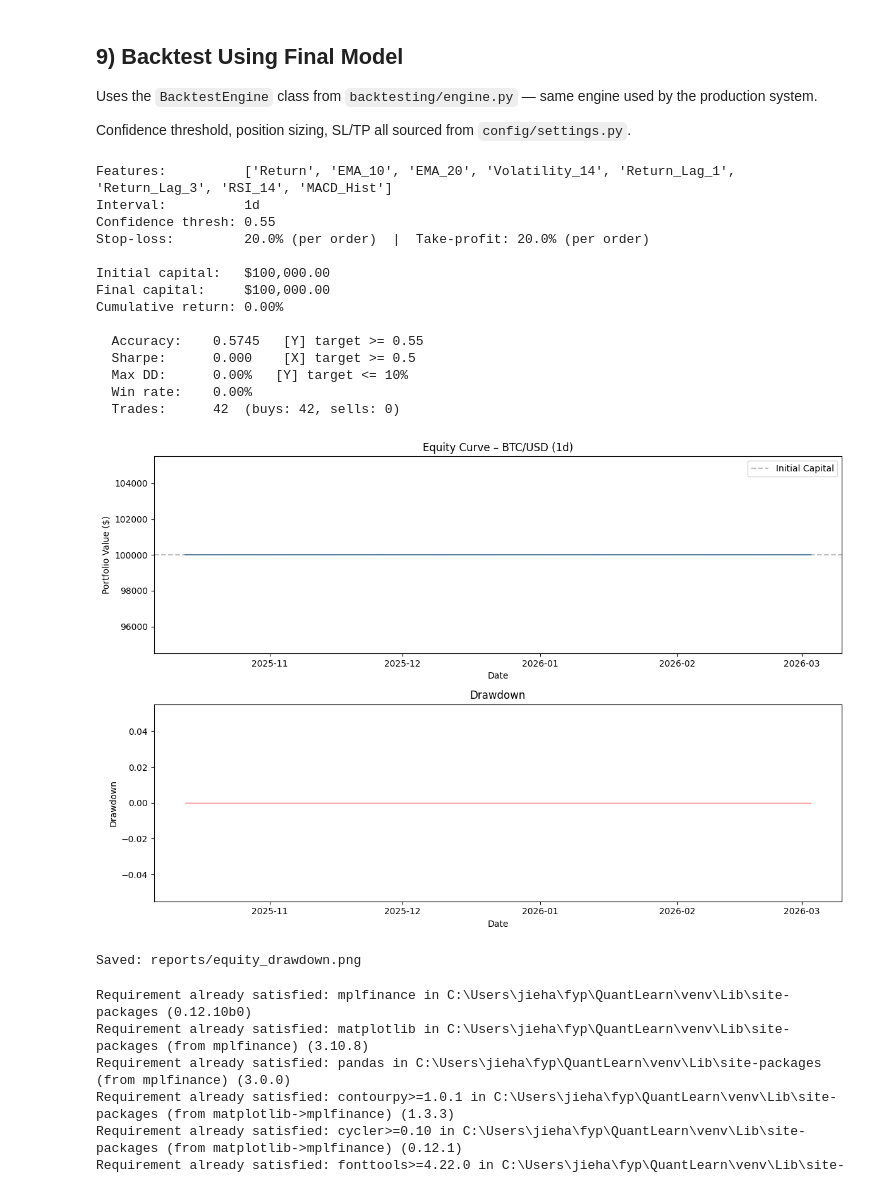
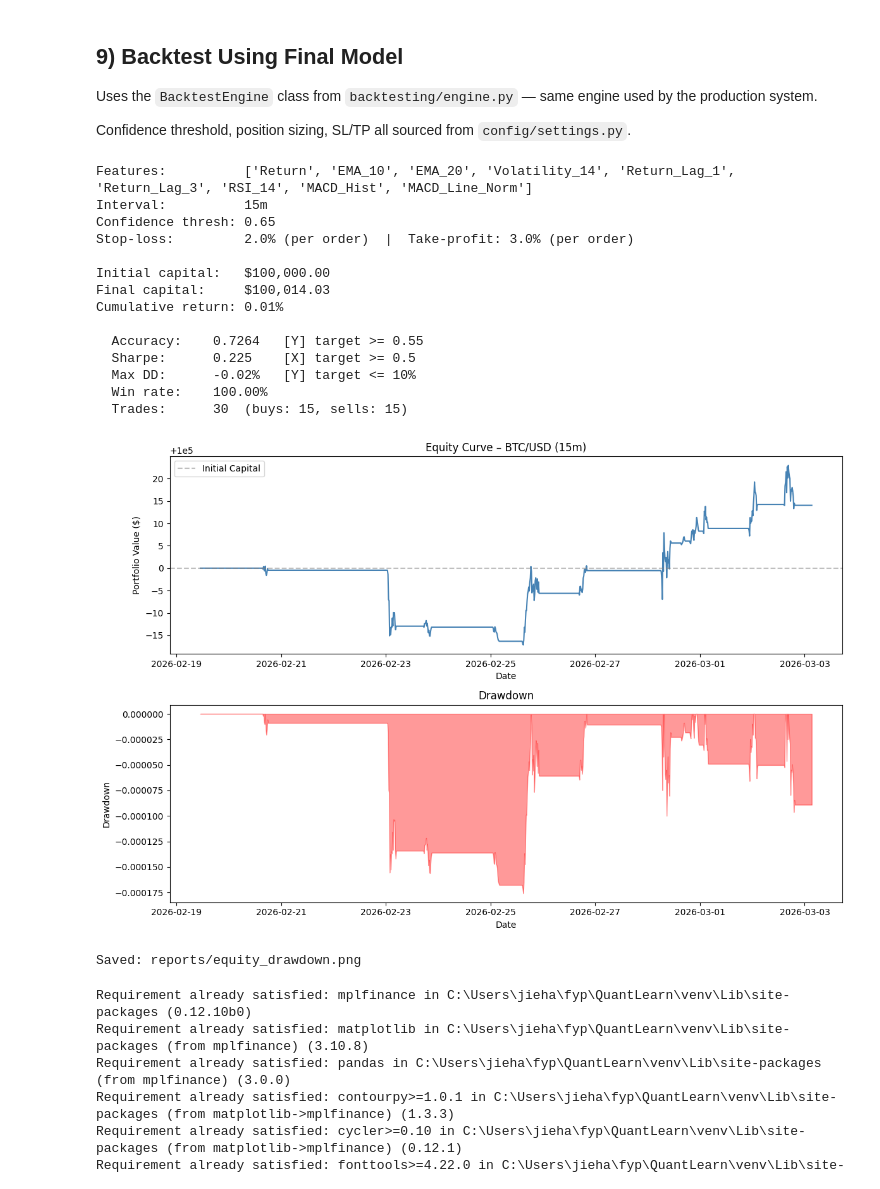
Before and after one commit to NthXevel/fyp2, a Jupyter notebook: experiments.ipynb, the cells around one changed output. Cells and saved outputs as stored; diff of their text form; code cells hidden in the pictures.

Commit message:
done everything testing now, just not profit much

```diff
--- a/experiments.ipynb
+++ b/experiments.ipynb
@@ -150,21 +154,17 @@ Date range     : 2024-03-29 00:00:00 → 2026-03-03 00:00:00
 
 Overview of price action (primary symbol), return distribution, target class balance, and feature correlations across the multi-stock dataset.
 # %%
-# Build a combined featured DataFrame for EDA (re-engineer per symbol)
-eda_frames = []
-for sym, raw_df in dataframes.items():
-    feat_df = engineer.create_features(raw_df, symbol=sym)
-    eda_frames.append(feat_df)
-df_eda = pd.concat(eda_frames).sort_index()
+# Build a combined featured DataFrame for EDA
+df_eda = pd.concat(featured.values()).sort_index()
 
 eda_cols = ['close', 'Return', 'volume', 'Target']
 print(df_eda.dropna(subset=eda_cols)[eda_cols].describe().T)
 
 fig, axes = plt.subplots(2, 2, figsize=(14, 8))
 
-# (0,0) Close price over time — primary symbol only for clarity
-primary_sym = STOCK_SYMBOL
-primary_df = engineer.create_features(dataframes[primary_sym], symbol=primary_sym)
+# (0,0) Close price over time — primary symbol (BTC/USD)
+primary_sym = TEST_SYMBOL
+primary_df = featured[primary_sym]
 axes[0, 0].plot(primary_df.index, primary_df['close'])
 axes[0, 0].set_title(f'Close Price Over Time ({primary_sym})')
 axes[0, 0].set_xlabel('Date')
@@ -315,6 +370,12 @@ print(f'Tuning on fixed feature set: {selected_features}')
 print(f'Using Optuna + WalkForwardCV (matching ModelTrainer.tune())\n')
 
 N_TRIALS = 100  # Same as the last training run (--trials 100)
+
+# Calculate class weight to fix Bull Market Bias (matching ModelTrainer._objective())
+pos_count = (y_train == 1).sum()
+neg_count = (y_train == 0).sum()
+scale_weight = neg_count / pos_count if pos_count > 0 else 1.0
+print(f'Class balance — pos: {pos_count}, neg: {neg_count}, scale_pos_weight: {scale_weight:.4f}\n')
 
 # ── Optuna objective — exact copy of ModelTrainer._objective() ────
 def optuna_objective(trial: optuna.Trial) -> float:
@@ -328,6 +389,7 @@ def optuna_objective(trial: optuna.Trial) -> float:
         "gamma":             trial.suggest_float("gamma", 0.0, 0.5),
         "reg_alpha":         trial.suggest_float("reg_alpha", 1e-4, 1.0, log=True),
         "reg_lambda":        trial.suggest_float("reg_lambda", 1e-4, 1.0, log=True),
+        "scale_pos_weight":  scale_weight,
         "objective":         "binary:logistic",
         "eval_metric":       "auc",
         "random_state":      RANDOM_STATE,
@@ -359,8 +421,9 @@ best_params  = study.best_params
 print(f'\nBest CV AUC: {best_cv_auc:.4f}')
 print(f'Best params: {best_params}')
 
-# ── Train final model with best params (same as ModelTrainer.train()) ──
+# ── Train final model with best params (same as ModelTrainer._run_training()) ──
 best_params.update({
+    "scale_pos_weight": scale_weight,
     "objective":    "binary:logistic",
     "eval_metric":  "auc",
     "random_state":  RANDOM_STATE,
@@ -469,19 +534,19 @@ Confidence threshold, position sizing, SL/TP all sourced from `config/settings.p
 # %%
 # ---------- Backtest using BacktestEngine (matching production system) ----------
 
-# Build test_df from the combined featured data
-# For multi-stock, we re-engineer features for the PRIMARY symbol only for backtesting,
-# since backtesting trades a single stock.
-if STOCK_SYMBOL in dataframes:
-    bt_df = engineer.create_features(dataframes[STOCK_SYMBOL], symbol=STOCK_SYMBOL)
-    bt_df = bt_df.dropna(subset=FEATURE_COLUMNS + ['Target'])
-    # Get the test portion chronologically
+# For backtesting, use the BTC/USD holdout test set (same as training pipeline)
+if holdout is not None:
+    test_df = holdout.copy()
+    X_test_bt = test_df[FEATURE_COLUMNS]
+    y_test_bt = test_df['Target']
+elif TEST_SYMBOL in featured:
+    bt_df = featured[TEST_SYMBOL]
     bt_split = int(len(bt_df) * (1 - TEST_SIZE))
     test_df = bt_df.iloc[bt_split:]
     X_test_bt = test_df[FEATURE_COLUMNS]
     y_test_bt = test_df['Target']
 else:
-    # Fallback: use the multi-stock test set directly
+    # Fallback: use the test set directly
     test_df = X_test.copy()
     test_df['close'] = df_eda.loc[X_test.index, 'close']
     X_test_bt = X_test
@@ -512,49 +577,49 @@ max_dd = bt_engine.calc_max_drawdown(results['PortfolioValue'])
 
 # Print summary using BacktestEngine.summary()
 print(f'Features:          {selected_features}')
-print(f'Interval:          {TRAINING_INTERVAL}')
+print(f'Interval:          {interval}')
 print(f'Confidence thresh: {CONFIDENCE_THRESHOLD}')
 print(f'Stop-loss:         {STOP_LOSS_PCT:.1%} (per order)  |  Take-profit: {TAKE_PROFIT_PCT:.1%} (per order)')
 print()
 metrics = bt_engine.summary(results, trade_log, bt_accuracy)
 
 # ---------- Equity curve & drawdown plot ----------
 fig, axes = plt.subplots(2, 1, figsize=(12, 8))
 
 axes[0].plot(results.index, results['PortfolioValue'], color='steelblue')
 axes[0].axhline(bt_engine.initial_capital, color='gray', linestyle='--', alpha=0.5, label='Initial Capital')
-axes[0].set_title(f'Equity Curve – {STOCK_SYMBOL} ({TRAINING_INTERVAL})')
+axes[0].set_title(f'Equity Curve – {TEST_SYMBOL} ({interval})')
 axes[0].set_xlabel('Date')
 axes[0].set_ylabel('Portfolio Value ($)')
 axes[0].legend()
 
 cum_max = results['PortfolioValue'].cummax()
 drawdown = (results['PortfolioValue'] - cum_max) / cum_max
 axes[1].fill_between(drawdown.index, drawdown, color='red', alpha=0.4)
 axes[1].set_title('Drawdown')
 axes[1].set_xlabel('Date')
 axes[1].set_ylabel('Drawdown')
 
 plt.tight_layout()
 plt.savefig(REPORTS_DIR / 'equity_drawdown.png', dpi=150)
 plt.show()
 print('Saved: reports/equity_drawdown.png')
 # %% [output]
-Features:          ['Return', 'EMA_10', 'EMA_20', 'Volatility_14', 'Return_Lag_1', 'Return_Lag_3', 'RSI_14', 'MACD_Hist']
-Interval:          1d
-Confidence thresh: 0.55
-Stop-loss:         20.0% (per order)  |  Take-profit: 20.0% (per order)
+Features:          ['Return', 'EMA_10', 'EMA_20', 'Volatility_14', 'Return_Lag_1', 'Return_Lag_3', 'RSI_14', 'MACD_Hist', 'MACD_Line_Norm']
+Interval:          15m
+Confidence thresh: 0.65
+Stop-loss:         2.0% (per order)  |  Take-profit: 3.0% (per order)
 
 Initial capital:   $100,000.00
-Final capital:     $100,000.00
-Cumulative return: 0.00%
+Final capital:     $100,014.03
+Cumulative return: 0.01%
 
-  Accuracy:    0.5745   [Y] target >= 0.55
-  Sharpe:      0.000    [X] target >= 0.5
-  Max DD:      0.00%   [Y] target <= 10%
-  Win rate:    0.00%
-  Trades:      42  (buys: 42, sells: 0)
+  Accuracy:    0.7264   [Y] target >= 0.55
+  Sharpe:      0.225    [X] target >= 0.5
+  Max DD:      -0.02%   [Y] target <= 10%
+  Win rate:    100.00%
+  Trades:      30  (buys: 15, sells: 15)
-[figure, old version]
+[figure, new version]
 Saved: reports/equity_drawdown.png
 # %%
 pip install mplfinance
```
Also changed, not shown: parts of 15 cells of this notebook, 36 other files.
